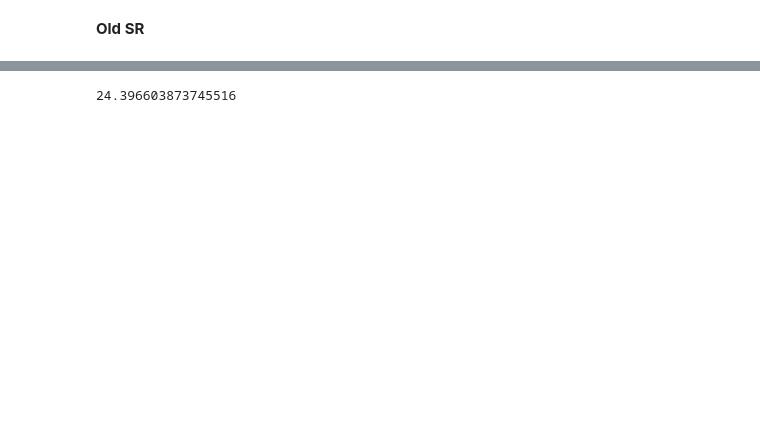
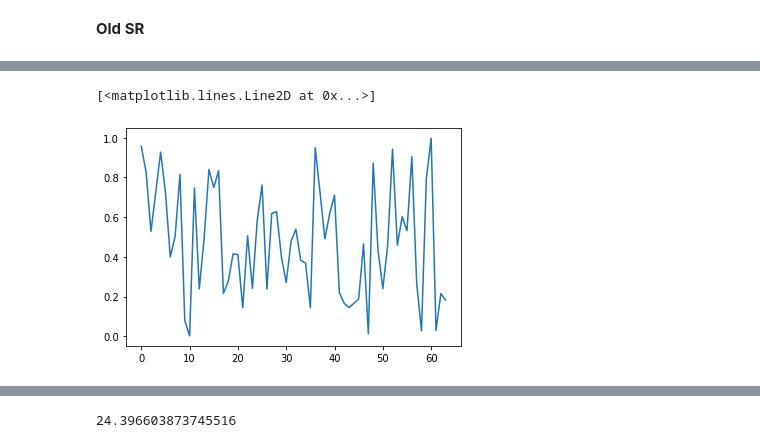
Before and after one commit to haiciyang/SANAC, a Jupyter notebook: src/Listenning_test_0610.ipynb, the cells around one changed output, grey strips where cells are left out. Saved outputs shown, nothing was run; the diff lists cells and outputs as text; code cells hidden in the pictures; blank space fills up the shorter version.

Commit message:
before change on means and mean

```diff
--- a/src/Listenning_test_0610.ipynb
+++ b/src/Listenning_test_0610.ipynb
@@ -287,3 +308,8 @@ ipd.Audio(rx1/max(abs(rx1)), rate = 16000)
+# %%
+plt.plot(model.means.cpu().data.numpy()[0])
+# %% [output]
+[<matplotlib.lines.Line2D at 0x...>]
+[figure, added]
 # %%
 rx1 = torch.tensor(rx1)
 # x = torch.tensor(x)
```
Also changed, not shown: parts of 9 cells of this notebook, 2 other files.
